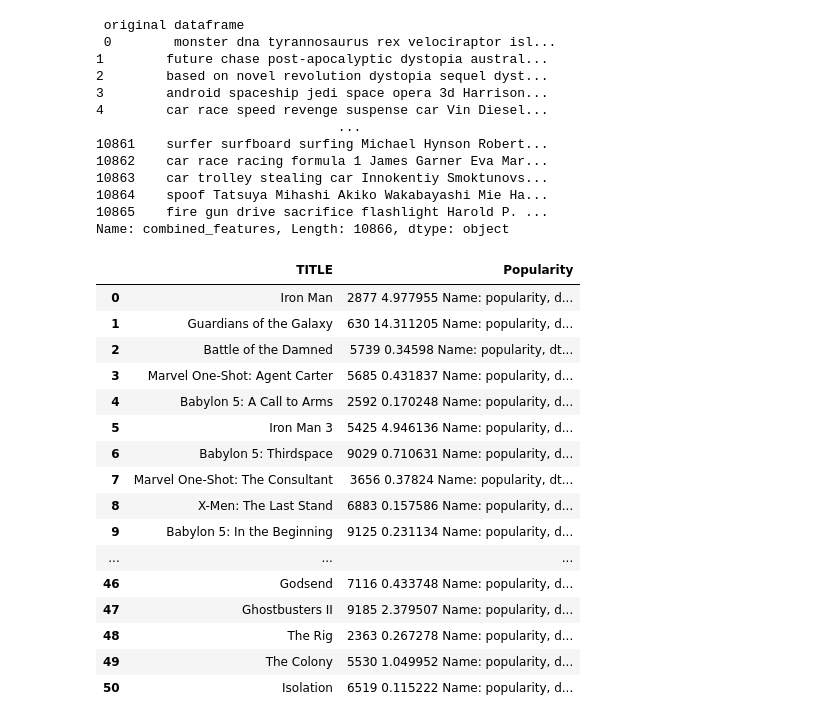
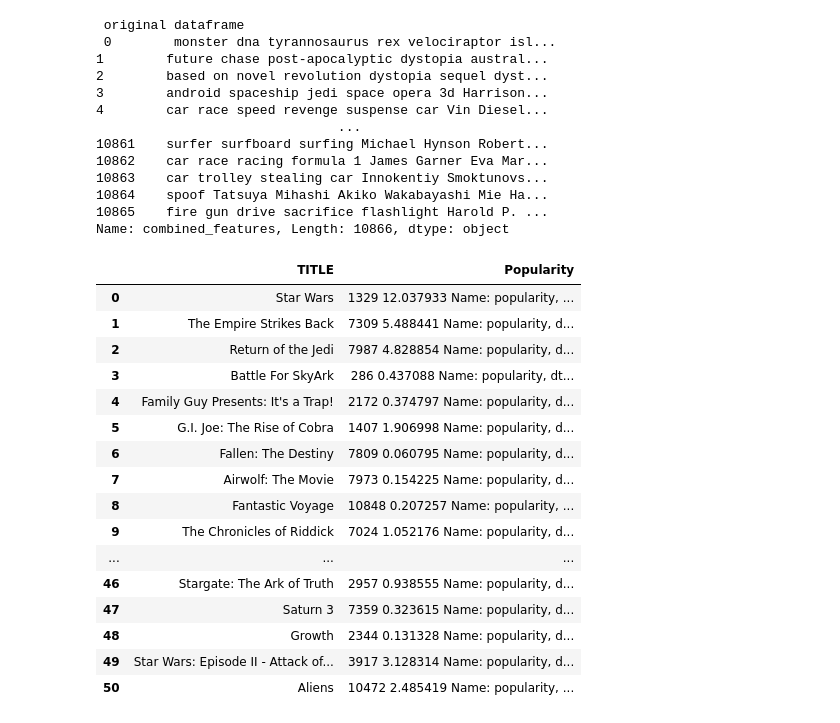
Before and after one commit to CS196Illinois/Group5-FA23, a Jupyter notebook: Research/andylp2/cosinesimjupyter.ipynb, the cells around one changed output. Saved outputs shown, nothing was run; the diff lists cells and outputs as text; code cells hidden in the pictures.

```diff
--- a/Research/andylp2/cosinesimjupyter.ipynb
+++ b/Research/andylp2/cosinesimjupyter.ipynb
@@ -72,53 +72,53 @@ count_matrix = cv.fit_transform(df["combined_features"])
 
 cosine_sim = cosine_similarity(count_matrix)
 # %%
-movie_user_likes = "Iron Man"
+movie_user_likes = "Star Wars"
 if (movie_user_likes in df['original_title'].unique()) == False:
     raise Exception("movie not found")
 
 def get_index_from_title(title):
     return df[df["original_title"] == title]["index"].values[0]
 movie_index = get_index_from_title(movie_user_likes)
 
 similar_movies = list(enumerate(cosine_sim[movie_index]))
 #similar_movies
 
 sorted_similar_movies = sorted(similar_movies, key=lambda x:x[1], reverse=True)
 
 
 
 def get_title_from_index(index):
     return df[df.index == index]["original_title"].values[0]
 
 sorted_by_popularity = []
 
 i=0
 for movie in sorted_similar_movies:
     #print(get_title_from_index(movie[0]))
     #print(sorted_similar_movies[i])
     sorted_by_popularity.append({"TITLE":get_title_from_index(movie[0]),"Popularity":df[df.index == movie[0]]["popularity"]})
     #print(df[df.original_title == "Jurassic World"]["popularity"])
     i=i+1
     if i>50:
         break
 
 df_sorted_by_popularity = pd.DataFrame(sorted_by_popularity)
 df_sorted_by_popularity
 # %% [output]
 |  | TITLE | Popularity |
-| 0 | Iron Man | 2877 4.977955 Name: popularity, d... |
-| 1 | Guardians of the Galaxy | 630 14.311205 Name: popularity, d... |
-| 2 | Battle of the Damned | 5739 0.34598 Name: popularity, dt... |
-| 3 | Marvel One-Shot: Agent Carter | 5685 0.431837 Name: popularity, d... |
-| 4 | Babylon 5: A Call to Arms | 2592 0.170248 Name: popularity, d... |
-| 5 | Iron Man 3 | 5425 4.946136 Name: popularity, d... |
-| 6 | Babylon 5: Thirdspace | 9029 0.710631 Name: popularity, d... |
-| 7 | Marvel One-Shot: The Consultant | 3656 0.37824 Name: popularity, dt... |
-| 8 | X-Men: The Last Stand | 6883 0.157586 Name: popularity, d... |
-| 9 | Babylon 5: In the Beginning | 9125 0.231134 Name: popularity, d... |
+| 0 | Star Wars | 1329 12.037933 Name: popularity, ... |
+| 1 | The Empire Strikes Back | 7309 5.488441 Name: popularity, d... |
+| 2 | Return of the Jedi | 7987 4.828854 Name: popularity, d... |
+| 3 | Battle For SkyArk | 286 0.437088 Name: popularity, dt... |
+| 4 | Family Guy Presents: It's a Trap! | 2172 0.374797 Name: popularity, d... |
+| 5 | G.I. Joe: The Rise of Cobra | 1407 1.906998 Name: popularity, d... |
+| 6 | Fallen: The Destiny | 7809 0.060795 Name: popularity, d... |
+| 7 | Airwolf: The Movie | 7973 0.154225 Name: popularity, d... |
+| 8 | Fantastic Voyage | 10848 0.207257 Name: popularity, ... |
+| 9 | The Chronicles of Riddick | 7024 1.052176 Name: popularity, d... |
 | ... | ... | ... |
-| 46 | Godsend | 7116 0.433748 Name: popularity, d... |
-| 47 | Ghostbusters II | 9185 2.379507 Name: popularity, d... |
-| 48 | The Rig | 2363 0.267278 Name: popularity, d... |
-| 49 | The Colony | 5530 1.049952 Name: popularity, d... |
-| 50 | Isolation | 6519 0.115222 Name: popularity, d... |
+| 46 | Stargate: The Ark of Truth | 2957 0.938555 Name: popularity, d... |
+| 47 | Saturn 3 | 7359 0.323615 Name: popularity, d... |
+| 48 | Growth | 2344 0.131328 Name: popularity, d... |
+| 49 | Star Wars: Episode II - Attack of... | 3917 3.128314 Name: popularity, d... |
+| 50 | Aliens | 10472 2.485419 Name: popularity, ... |
```
Also changed, not shown: 2 other files.
